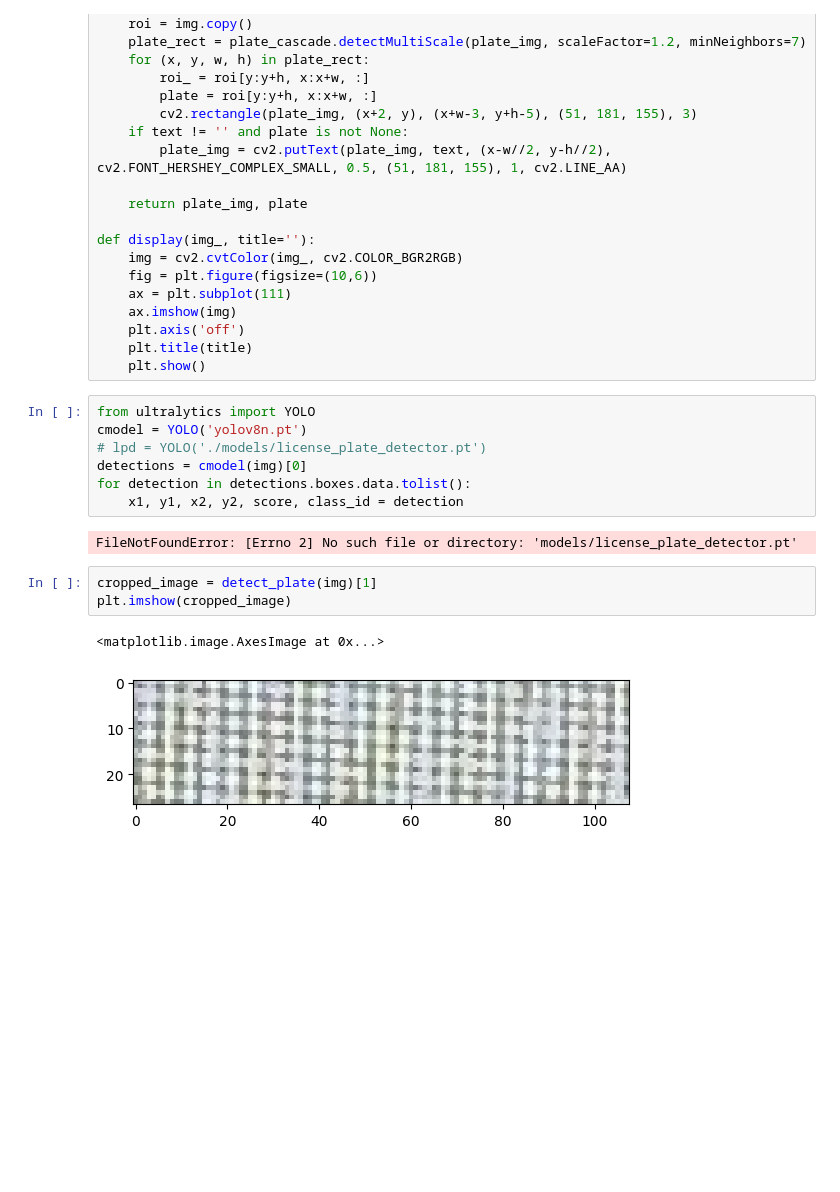
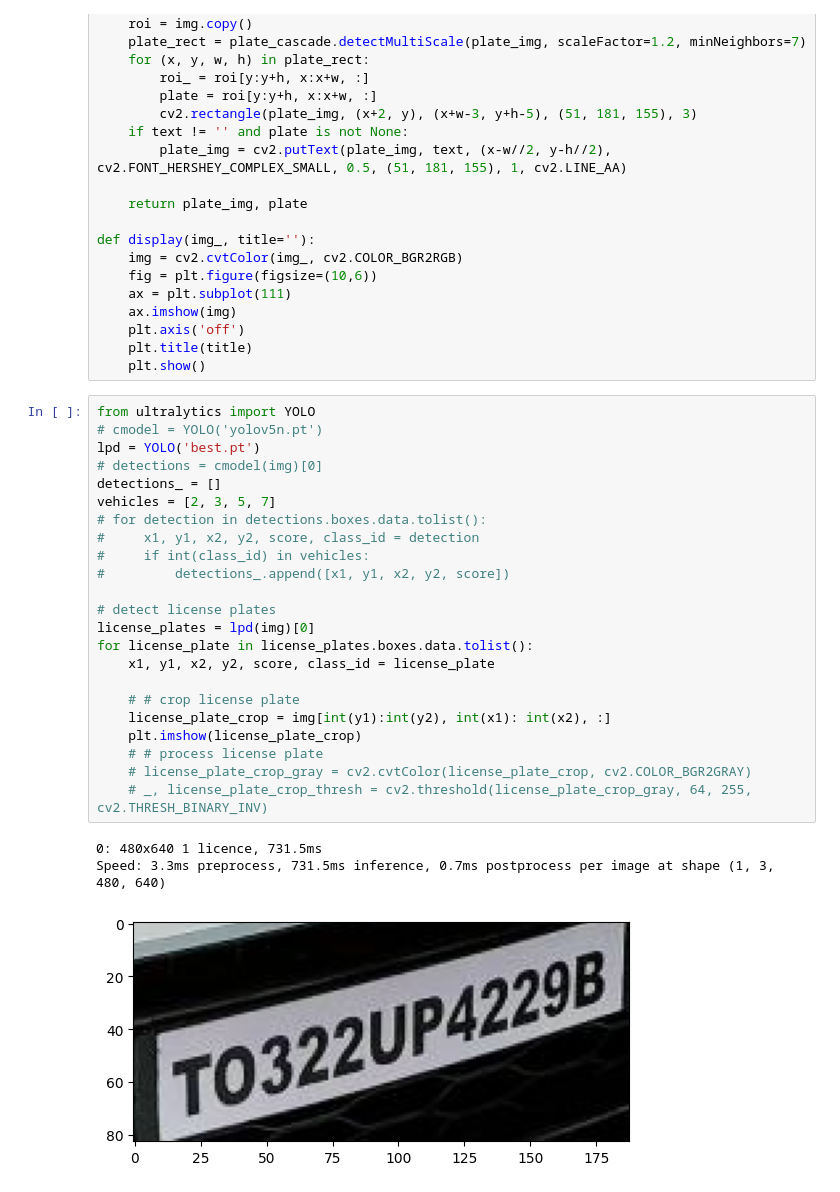
Before and after one commit to DivitMittal/zesta-license-plate-recog, a Jupyter notebook: obj_det.ipynb, the cells around one changed output. Cells and saved outputs as stored; diff of their text form; blank space fills up the shorter version.

```diff
--- a/obj_det.ipynb
+++ b/obj_det.ipynb
@@ -77,17 +75,29 @@ def display(img_, title=''):
     plt.show()
 # %%
 from ultralytics import YOLO
-cmodel = YOLO('yolov8n.pt')
-# lpd = YOLO('./models/license_plate_detector.pt')
-detections = cmodel(img)[0]
-for detection in detections.boxes.data.tolist():
-    x1, y1, x2, y2, score, class_id = detection
+# cmodel = YOLO('yolov5n.pt')
+lpd = YOLO('best.pt')
+# detections = cmodel(img)[0]
+detections_ = []
+vehicles = [2, 3, 5, 7]
+# for detection in detections.boxes.data.tolist():
+#     x1, y1, x2, y2, score, class_id = detection
+#     if int(class_id) in vehicles:
+#         detections_.append([x1, y1, x2, y2, score])
+
+# detect license plates
+license_plates = lpd(img)[0]
+for license_plate in license_plates.boxes.data.tolist():
+    x1, y1, x2, y2, score, class_id = license_plate
+
+    # # crop license plate
+    license_plate_crop = img[int(y1):int(y2), int(x1): int(x2), :]
+    plt.imshow(license_plate_crop)
+    # # process license plate
+    # license_plate_crop_gray = cv2.cvtColor(license_plate_crop, cv2.COLOR_BGR2GRAY)
+    # _, license_plate_crop_thresh = cv2.threshold(license_plate_crop_gray, 64, 255, cv2.THRESH_BINARY_INV)
 # %% [output]
-FileNotFoundError: [Errno 2] No such file or directory: 'models/license_plate_detector.pt'
+0: 480x640 1 licence, 731.5ms
+Speed: 3.3ms preprocess, 731.5ms inference, 0.7ms postprocess per image at shape (1, 3, 480, 640)
+[figure, added]
-# %%
-cropped_image = detect_plate(img)[1]
-plt.imshow(cropped_image)
-# %% [output]
-<matplotlib.image.AxesImage at 0x...>
-[figure, removed]
 # %%
```
Also changed, not shown: parts of 3 cells of this notebook, 7 other files.
